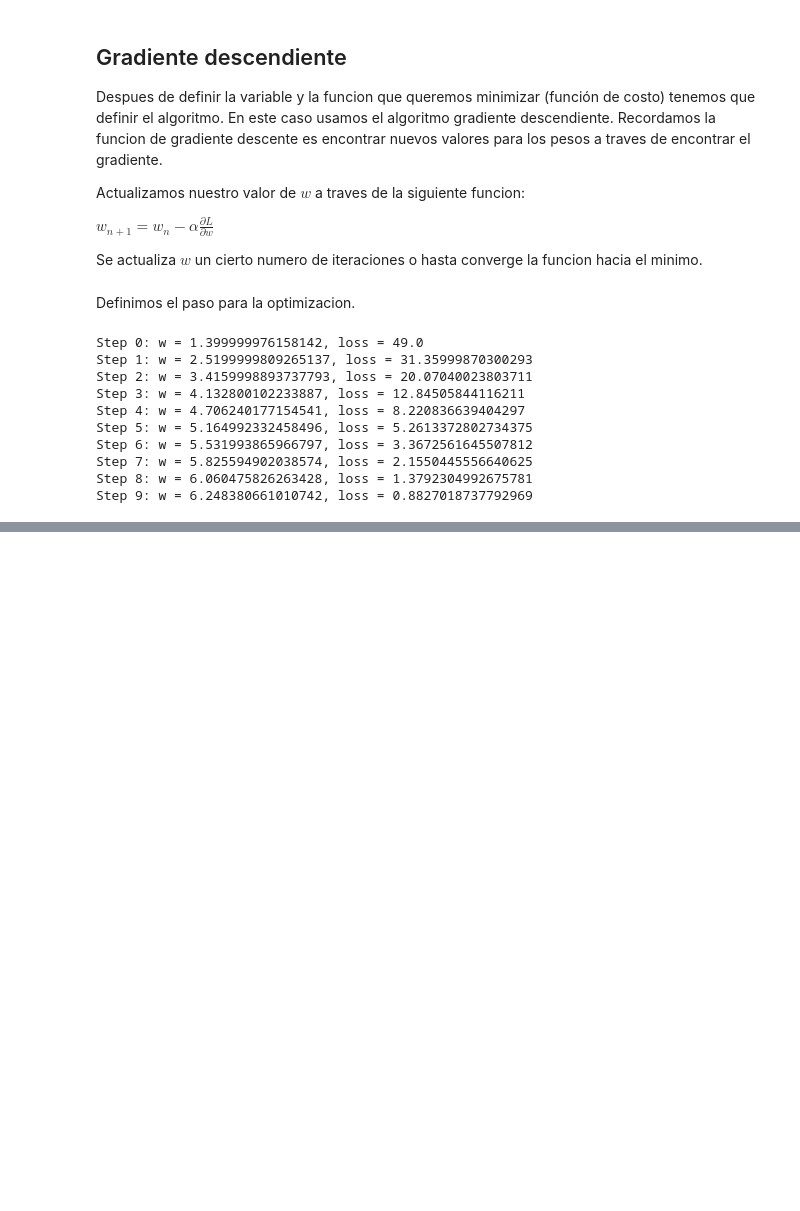
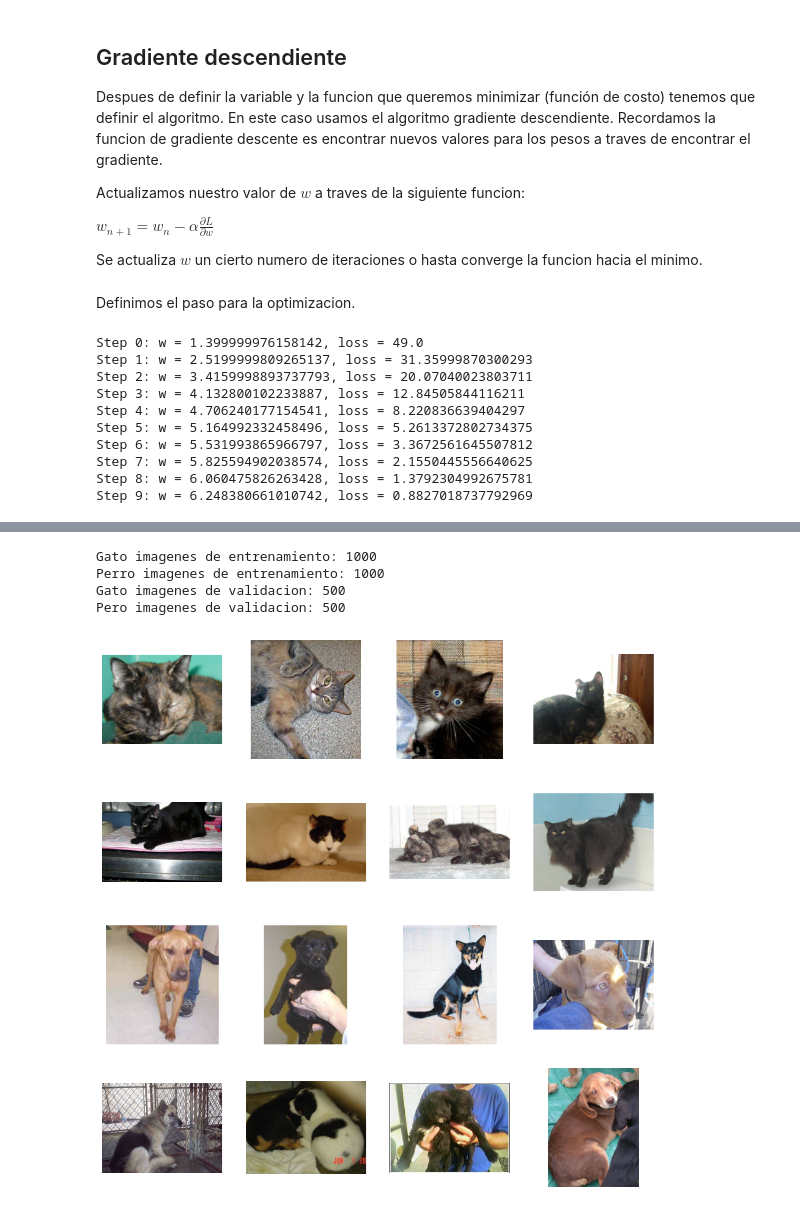
Before and after one commit to MarkusRabus/tensorflow, a Jupyter notebook: Intro_TF.ipynb, the cells around one changed output, grey strips where cells are left out. Drawn from its saved outputs; the diff is of its cells as text; code cells hidden in the pictures; blank space fills up the shorter version.

```diff
--- a/Intro_TF.ipynb
+++ b/Intro_TF.ipynb
@@ -68,0 +148,52 @@ Step 9: w = 6.248380661010742, loss = 0.8827018737792969
+# %%
+root_dir = '/home/mrabus/ComputerVision/cats_and_dogs_filtered'
+
+entrenamiento_dir = os.path.join(root_dir, 'train')
+validacion_dir = os.path.join(root_dir, 'validation')
+
+# Carpeta de entrenamiento
+entrenamiento_gato_dir = os.path.join(entrenamiento_dir, 'cats')
+entrenamiento_perro_dir = os.path.join(entrenamiento_dir, 'dogs')
+
+# Carpeta de validación
+validacion_gato_dir = os.path.join(validacion_dir, 'cats')
+validacion_perro_dir = os.path.join(validacion_dir, 'dogs')
+
+# Listar los archivos en los directorios
+entrenamiento_gato_fnames = os.listdir(entrenamiento_gato_dir)
+entrenamiento_perro_fnames = os.listdir(entrenamiento_perro_dir)
+
+print(f'Gato imagenes de entrenamiento: {len(os.listdir(entrenamiento_gato_dir))}')
+print(f'Perro imagenes de entrenamiento: {len(os.listdir(entrenamiento_perro_dir))}')
+
+print(f'Gato imagenes de validacion: {len(os.listdir(validacion_gato_dir))}')
+print(f'Pero imagenes de validacion: {len(os.listdir(validacion_perro_dir))}')
+# %% [output]
+Gato imagenes de entrenamiento: 1000
+Perro imagenes de entrenamiento: 1000
+Gato imagenes de validacion: 500
+Pero imagenes de validacion: 500
+# %%
+# Mostramos algunas imagenes de gatos y perros
+nrows = 4
+ncols = 4
+
+fig = plt.gcf()
+fig.set_size_inches(ncols * 3, nrows * 3)
+
+gato_pix = [os.path.join(entrenamiento_gato_dir, fname)
+                for fname in random.sample(entrenamiento_gato_fnames, k=8)]
+
+perro_pix = [os.path.join(entrenamiento_perro_dir, fname)
+                for fname in random.sample(entrenamiento_perro_fnames, k=8)]
+
+for i, img_path in enumerate(gato_pix + perro_pix):
+    sp = plt.subplot(nrows, ncols, i + 1)
+    sp.axis('Off')
+
+    img = mpimg.imread(img_path)
+    plt.imshow(img)
+
+plt.show()
+# %% [output]
+[figure, added]
```
Also changed, not shown: parts of 49 cells of this notebook, 1 other file.
